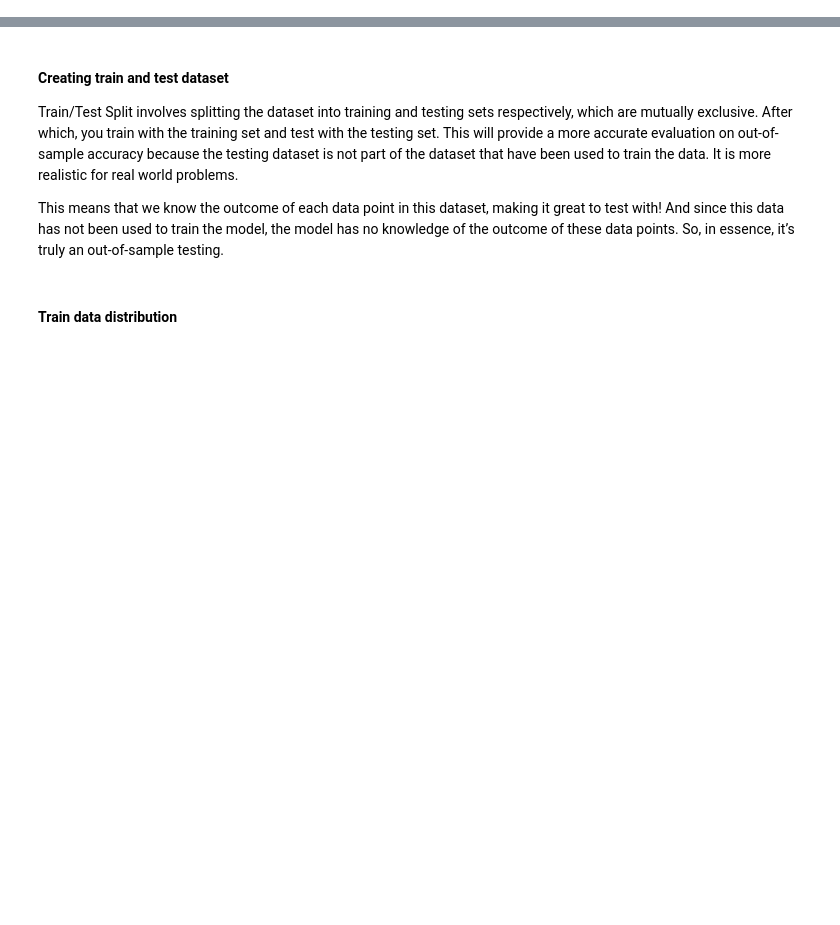
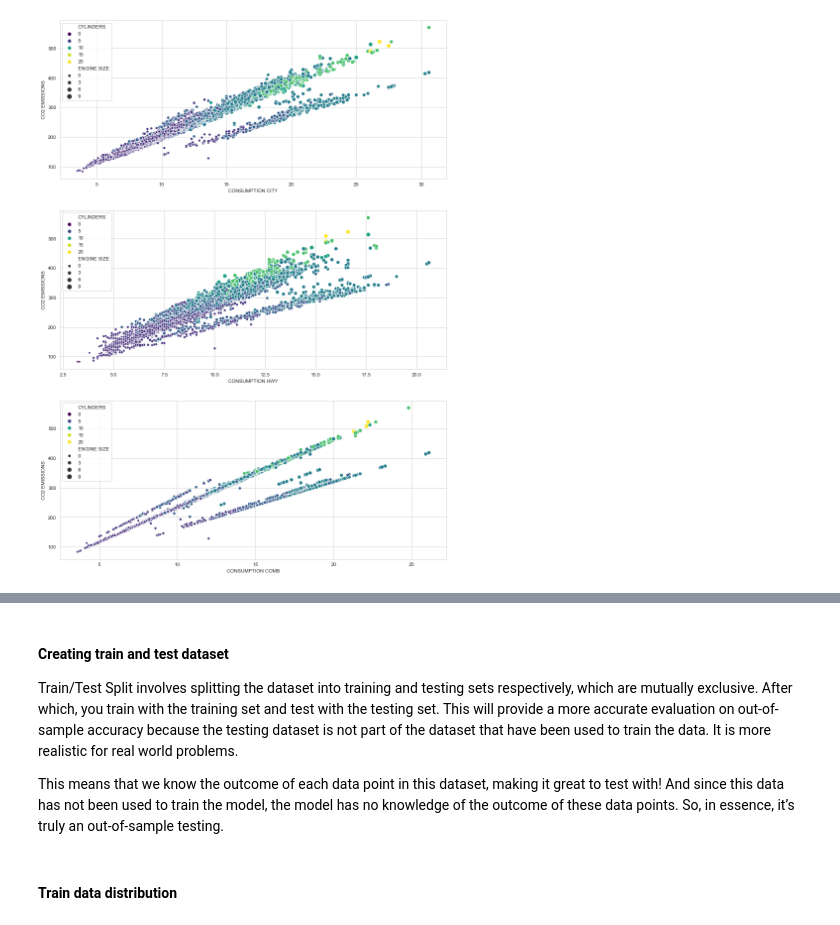
Before and after one commit to mmguimaraes/Portfolio, a Jupyter notebook: Regression/Mulitple_Linear_Regression.ipynb, the cells around one changed output, grey strips where cells are left out. Cells and saved outputs as stored; diff of their text form; code cells hidden in the pictures; blank space fills up the shorter version.

```diff
--- a/Regression/Mulitple_Linear_Regression.ipynb
+++ b/Regression/Mulitple_Linear_Regression.ipynb
@@ -105,0 +146,7 @@ plt.show()
+# %%
+fig, axes = plt.subplots(3, 1, figsize=(14, 20))
+sns.scatterplot(x='CONSUMPTION CITY',y='CO2 EMISSIONS',data=df,hue='CYLINDERS',palette='viridis',ax=axes[0],size='ENGINE SIZE')
+sns.scatterplot(x='CONSUMPTION HWY',y='CO2 EMISSIONS',data=df,hue='CYLINDERS',palette='viridis',ax=axes[1],size='ENGINE SIZE')
+sns.scatterplot(x='CONSUMPTION COMB',y='CO2 EMISSIONS',data=df,hue='CYLINDERS',palette='viridis',ax=axes[2],size='ENGINE SIZE');
+# %% [output]
+[figure, added]
```
Also changed, not shown: parts of 41 cells of this notebook, 15 other files.
